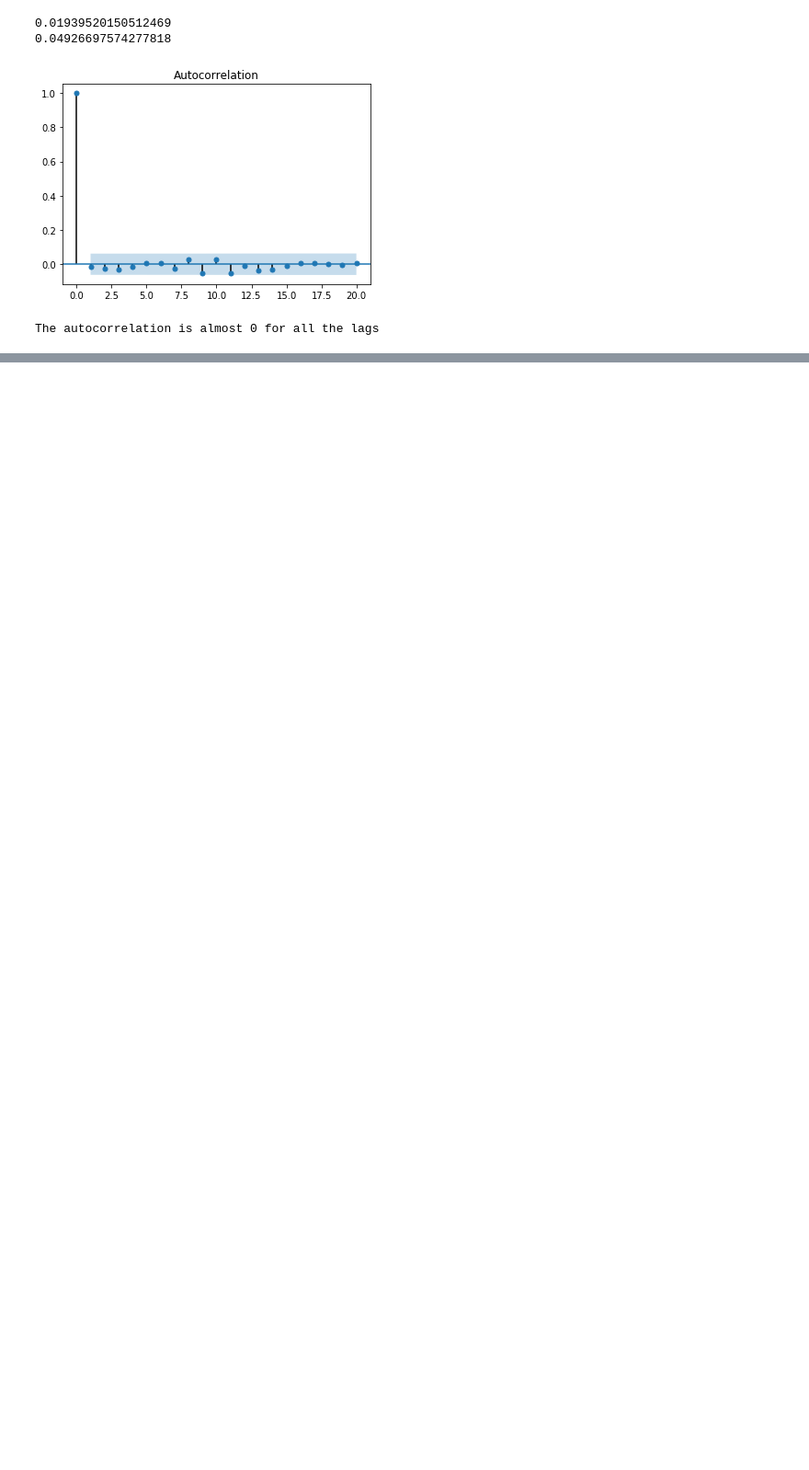
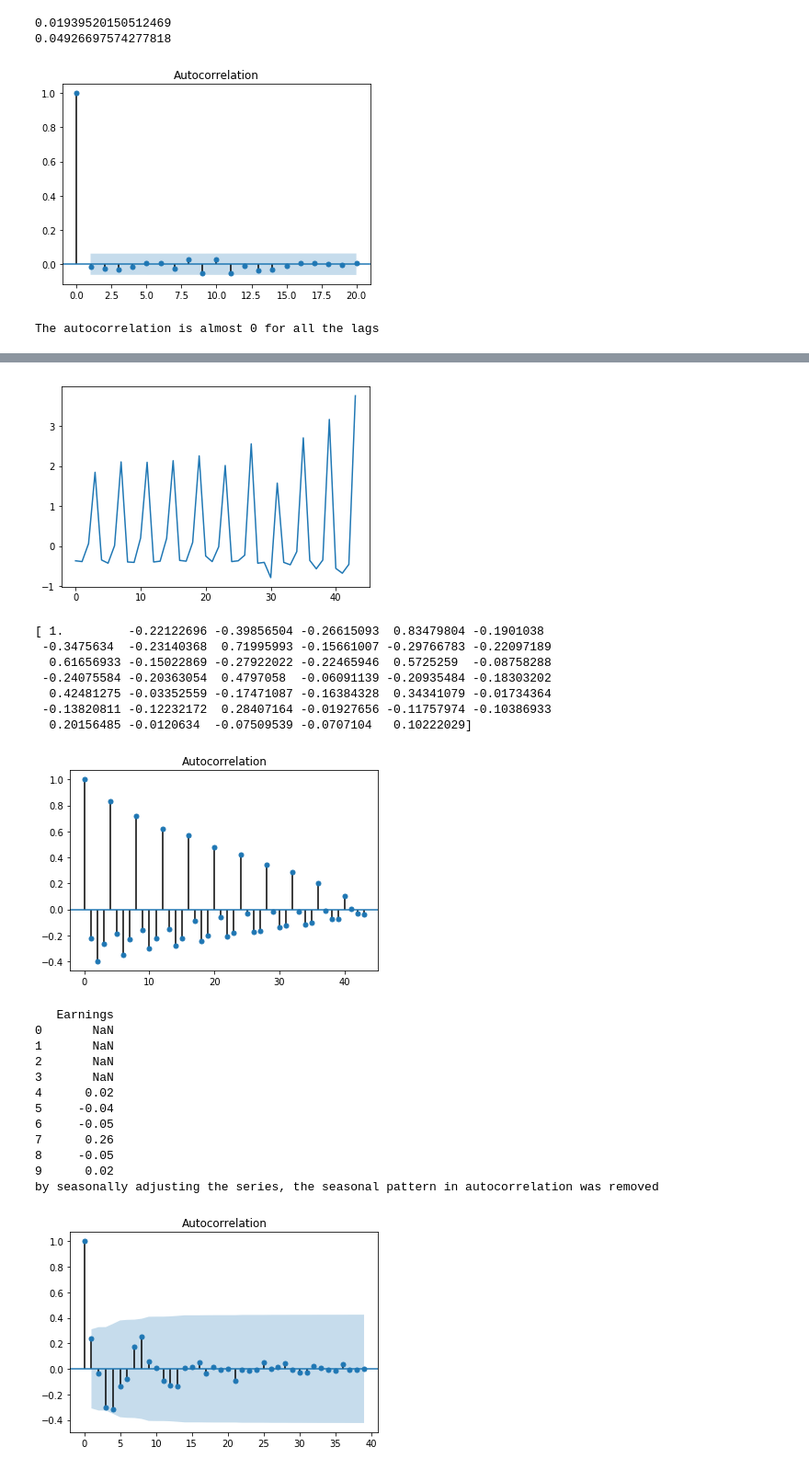
Before and after one commit to KshitizSharmaV/DataScience_In_Investment_Banking, a Jupyter notebook: Time Series Analysis.ipynb, the cells around one changed output, grey strips where cells are left out. Shown: that part at 92% size. Drawn from its saved outputs; the diff is of its cells as text; code cells hidden in the pictures; blank space fills up the shorter version.

```diff
--- a/Time Series Analysis.ipynb
+++ b/Time Series Analysis.ipynb
@@ -242,0 +315,49 @@ The autocorrelation is almost 0 for all the lags
+# %%
+# So we know HRBsa has seasonality
+
+plt.plot(HRB_data)
+plt.show()
+
+acf_array=acf(HRB_data)
+print(acf_array)
+
+plot_acf(HRB_data,alpha=1)
+plt.show()
+
+
+# Seasonally adjust quarterly earnings
+HRBsa = HRB_data.diff(4)
+
+# Print the first 10 rows of the seasonally adjusted series
+print(HRBsa.head(10))
+
+# Drop the NaN data in the first three three rows
+HRBsa = HRBsa.dropna()
+
+print("by seasonally adjusting the series, the seasonal pattern in autocorrelation was removed")
+# Plot the autocorrelation function of the seasonally adjusted series
+plot_acf(HRBsa)
+plt.show()
+# %% [output]
+[figure, added]
+[ 1.         -0.22122696 -0.39856504 -0.26615093  0.83479804 -0.1901038
+ -0.3475634  -0.23140368  0.71995993 -0.15661007 -0.29766783 -0.22097189
+  0.61656933 -0.15022869 -0.27922022 -0.22465946  0.5725259  -0.08758288
+ -0.24075584 -0.20363054  0.4797058  -0.06091139 -0.20935484 -0.18303202
+  0.42481275 -0.03352559 -0.17471087 -0.16384328  0.34341079 -0.01734364
+ -0.13820811 -0.12232172  0.28407164 -0.01927656 -0.11757974 -0.10386933
+  0.20156485 -0.0120634  -0.07509539 -0.0707104   0.10222029]
+[figure, added]
+   Earnings
+0       NaN
+1       NaN
+2       NaN
+3       NaN
+4      0.02
+5     -0.04
+6     -0.05
+7      0.26
+8     -0.05
+9      0.02
+by seasonally adjusting the series, the seasonal pattern in autocorrelation was removed
+[figure, added]
```
Also changed, not shown: parts of 30 cells of this notebook.
